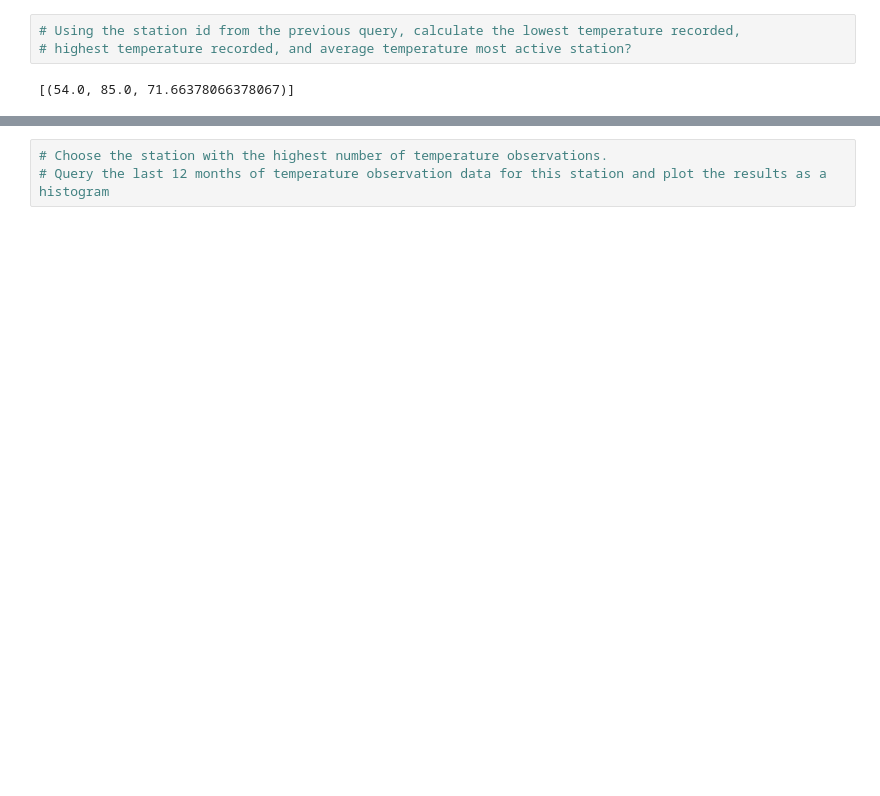
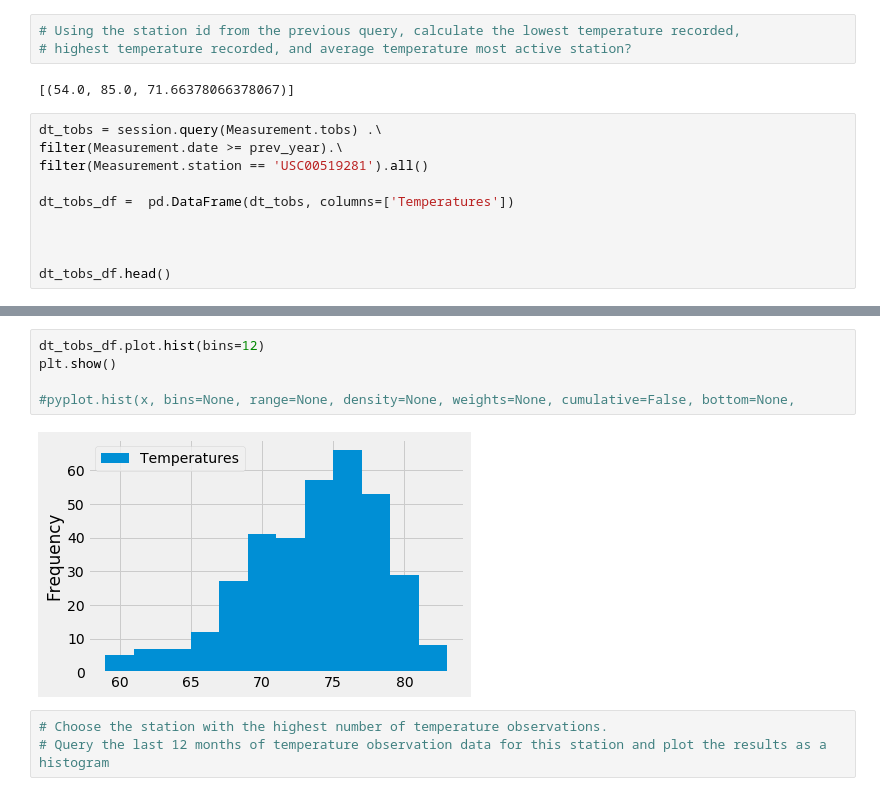
Before and after one commit to AxanderW/SurfsUp, a Jupyter notebook: climate_starter.ipynb, the cells around one changed output, grey strips where cells are left out. Cells and saved outputs as stored; diff of their text form; blank space fills up the shorter version.

```diff
--- a/climate_starter.ipynb
+++ b/climate_starter.ipynb
@@ -136,3 +217,13 @@ dt_prcp_df  = dt_prcp_df.sort_values(by=['Date'])
 # highest temperature recorded, and average temperature most active station?
 # %% [output]
 [(54.0, 85.0, 71.66378066378067)]
+# %%
+dt_tobs = session.query(Measurement.tobs) .\
+filter(Measurement.date >= prev_year).\
+filter(Measurement.station == 'USC00519281').all()
+
+dt_tobs_df =  pd.DataFrame(dt_tobs, columns=['Temperatures'])
+
+
+
+dt_tobs_df.head()
@@ -139,3 +237,10 @@ dt_prcp_df  = dt_prcp_df.sort_values(by=['Date'])
+# %%
+dt_tobs_df.plot.hist(bins=12)
+plt.show()
+
+#pyplot.hist(x, bins=None, range=None, density=None, weights=None, cumulative=False, bottom=None,
+# %% [output]
+[figure, added]
 # %%
 # Choose the station with the highest number of temperature observations.
 # Query the last 12 months of temperature observation data for this station and plot the results as a histogram
```
Also changed, not shown: parts of 11 cells of this notebook, 2 other files.
